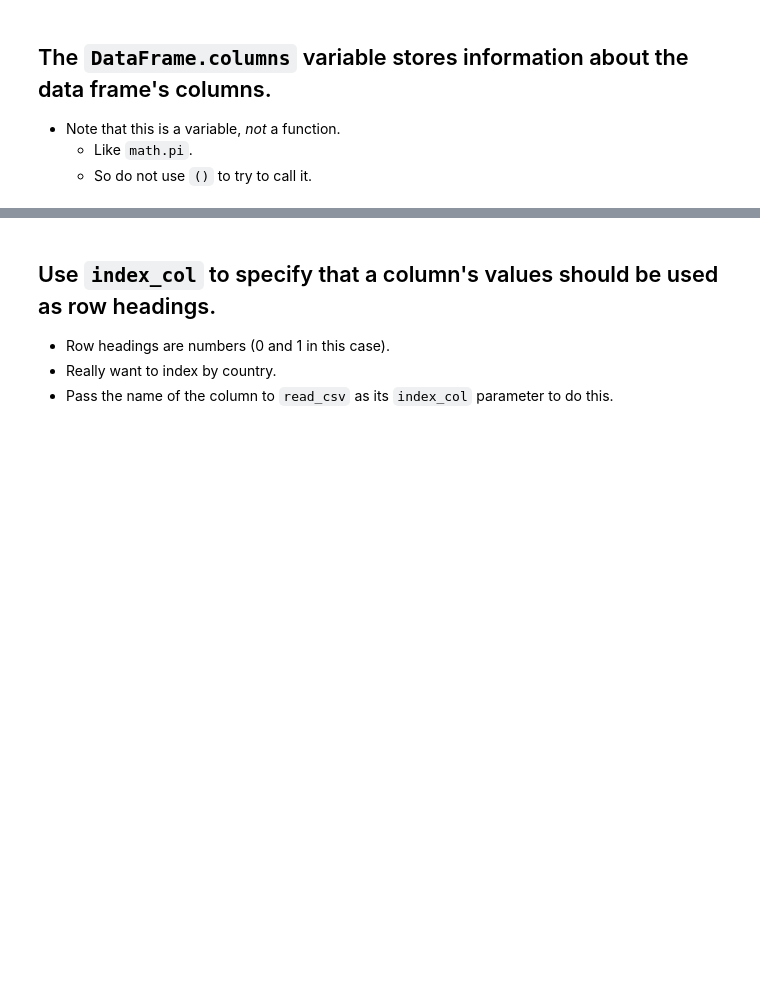
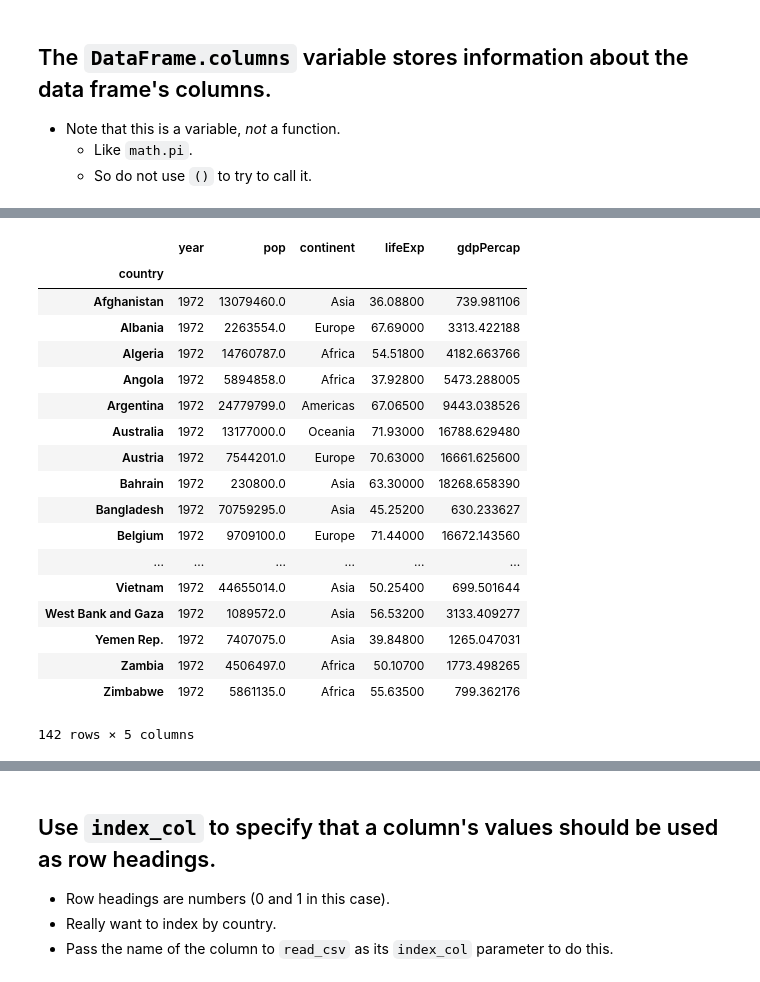
Before and after one commit to hzhangatus/2019-02-23-WorkshopResources, a Jupyter notebook: python-lessons/04 - Reading a file with Pandas.ipynb, the cells around one changed output, grey strips where cells are left out. Drawn from its saved outputs; the diff is of its cells as text; code cells hidden in the pictures; blank space fills up the shorter version.

```diff
--- a/python-lessons/04 - Reading a file with Pandas.ipynb
+++ b/python-lessons/04 - Reading a file with Pandas.ipynb
@@ -25,8 +25,8 @@ We're using the gapminder data that we created yesterday. Remember that these ar
 # First, import the pandas library
 import pandas
 # %%
-# Then read the csv
-df = pandas.read_csv("gapminder_csv.txt")
+# Then read the csv, use tab to find the path
+df = pandas.read_csv("C:/Users/hzhan/SDC_02-23-2019/2019-02-23-WorkshopResources/python-lessons/gapminder_csv.txt")
 # %% [markdown]
  print the data frame
 # %%
@@ -116,0 +189,25 @@ Vote for your answer on EtherPad
+# %%
+df_1972 = df.loc[df["year"] == 1972]
+df_1972
+# df[['country', 'year', 'gdpPercap']]
+# dataframe_name.loc iterates over every row, sliding
+# %% [output]
+|  | year | pop | continent | lifeExp | gdpPercap |
+| country |  |  |  |  |  |
+| Afghanistan | 1972 | 13079460.0 | Asia | 36.08800 | 739.981106 |
+| Albania | 1972 | 2263554.0 | Europe | 67.69000 | 3313.422188 |
+| Algeria | 1972 | 14760787.0 | Africa | 54.51800 | 4182.663766 |
+| Angola | 1972 | 5894858.0 | Africa | 37.92800 | 5473.288005 |
+| Argentina | 1972 | 24779799.0 | Americas | 67.06500 | 9443.038526 |
+| Australia | 1972 | 13177000.0 | Oceania | 71.93000 | 16788.629480 |
+| Austria | 1972 | 7544201.0 | Europe | 70.63000 | 16661.625600 |
+| Bahrain | 1972 | 230800.0 | Asia | 63.30000 | 18268.658390 |
+| Bangladesh | 1972 | 70759295.0 | Asia | 45.25200 | 630.233627 |
+| Belgium | 1972 | 9709100.0 | Europe | 71.44000 | 16672.143560 |
+| ... | ... | ... | ... | ... | ... |
+| Vietnam | 1972 | 44655014.0 | Asia | 50.25400 | 699.501644 |
+| West Bank and Gaza | 1972 | 1089572.0 | Asia | 56.53200 | 3133.409277 |
+| Yemen Rep. | 1972 | 7407075.0 | Asia | 39.84800 | 1265.047031 |
+| Zambia | 1972 | 4506497.0 | Africa | 50.10700 | 1773.498265 |
+| Zimbabwe | 1972 | 5861135.0 | Africa | 55.63500 | 799.362176 |
+142 rows × 5 columns
```
Also changed, not shown: parts of 11 cells of this notebook, 2 other files.
